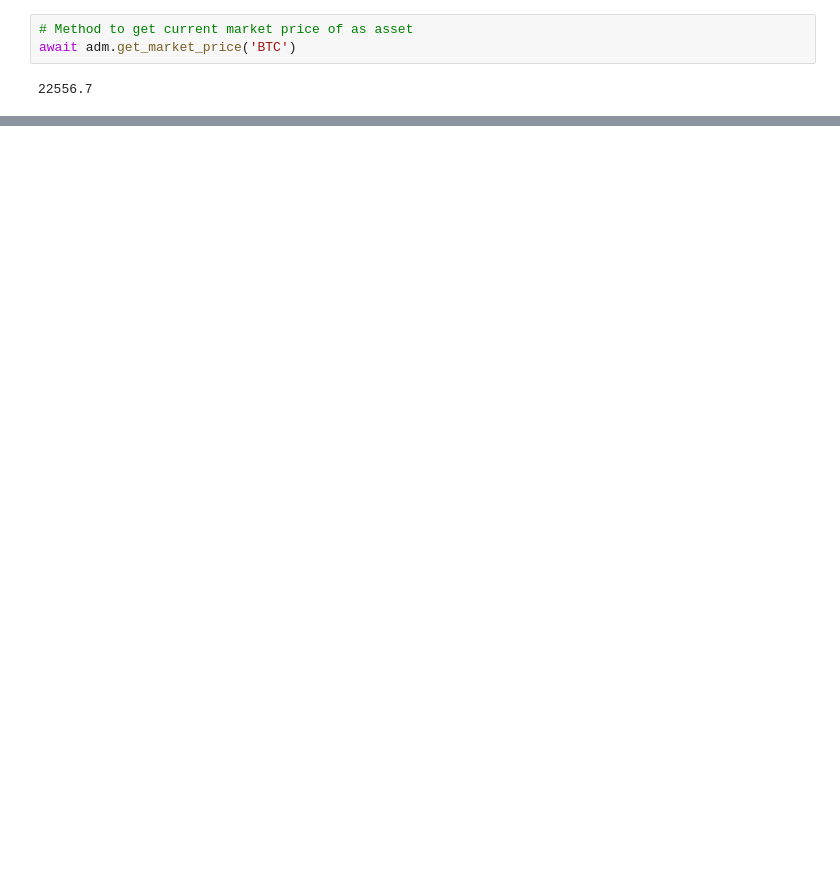
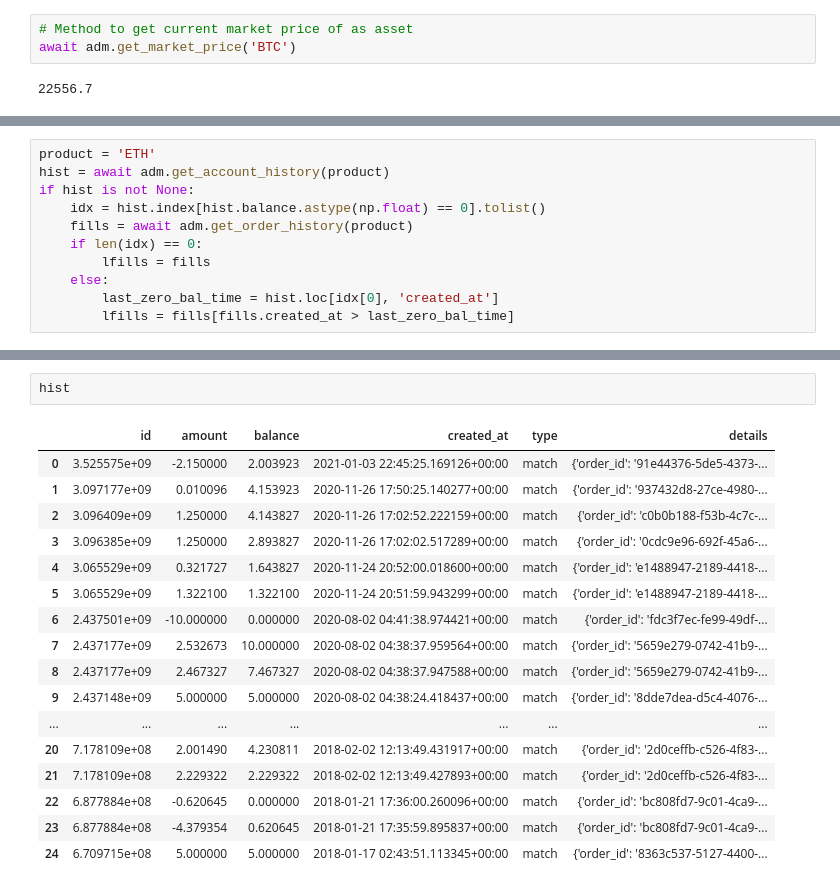
Before and after one commit to thesaientist/cbp-api, a Jupyter notebook: example_methods.ipynb, the cells around one changed output, grey strips where cells are left out. Cells and saved outputs as stored; diff of their text form; blank space fills up the shorter version.

```diff
--- a/example_methods.ipynb
+++ b/example_methods.ipynb
@@ -52,0 +73,11 @@ await adm.get_market_price('BTC')
+# %%
+product = 'ETH'
+hist = await adm.get_account_history(product)
+if hist is not None:
+    idx = hist.index[hist.balance.astype(np.float) == 0].tolist()
+    fills = await adm.get_order_history(product)
+    if len(idx) == 0:
+        lfills = fills
+    else:
+        last_zero_bal_time = hist.loc[idx[0], 'created_at']
+        lfills = fills[fills.created_at > last_zero_bal_time]
@@ -52,0 +94,20 @@ await adm.get_market_price('BTC')
+# %%
+hist
+# %% [output]
+|  | id | amount | balance | created_at | type | details |
+| 0 | 3.525575e+09 | -2.150000 | 2.003923 | 2021-01-03 22:45:25.169126+00:00 | match | {'order_id': '91e44376-5de5-4373-... |
+| 1 | 3.097177e+09 | 0.010096 | 4.153923 | 2020-11-26 17:50:25.140277+00:00 | match | {'order_id': '937432d8-27ce-4980-... |
+| 2 | 3.096409e+09 | 1.250000 | 4.143827 | 2020-11-26 17:02:52.222159+00:00 | match | {'order_id': 'c0b0b188-f53b-4c7c-... |
+| 3 | 3.096385e+09 | 1.250000 | 2.893827 | 2020-11-26 17:02:02.517289+00:00 | match | {'order_id': '0cdc9e96-692f-45a6-... |
+| 4 | 3.065529e+09 | 0.321727 | 1.643827 | 2020-11-24 20:52:00.018600+00:00 | match | {'order_id': 'e1488947-2189-4418-... |
+| 5 | 3.065529e+09 | 1.322100 | 1.322100 | 2020-11-24 20:51:59.943299+00:00 | match | {'order_id': 'e1488947-2189-4418-... |
+| 6 | 2.437501e+09 | -10.000000 | 0.000000 | 2020-08-02 04:41:38.974421+00:00 | match | {'order_id': 'fdc3f7ec-fe99-49df-... |
+| 7 | 2.437177e+09 | 2.532673 | 10.000000 | 2020-08-02 04:38:37.959564+00:00 | match | {'order_id': '5659e279-0742-41b9-... |
+| 8 | 2.437177e+09 | 2.467327 | 7.467327 | 2020-08-02 04:38:37.947588+00:00 | match | {'order_id': '5659e279-0742-41b9-... |
+| 9 | 2.437148e+09 | 5.000000 | 5.000000 | 2020-08-02 04:38:24.418437+00:00 | match | {'order_id': '8dde7dea-d5c4-4076-... |
+| ... | ... | ... | ... | ... | ... | ... |
+| 20 | 7.178109e+08 | 2.001490 | 4.230811 | 2018-02-02 12:13:49.431917+00:00 | match | {'order_id': '2d0ceffb-c526-4f83-... |
+| 21 | 7.178109e+08 | 2.229322 | 2.229322 | 2018-02-02 12:13:49.427893+00:00 | match | {'order_id': '2d0ceffb-c526-4f83-... |
+| 22 | 6.877884e+08 | -0.620645 | 0.000000 | 2018-01-21 17:36:00.260096+00:00 | match | {'order_id': 'bc808fd7-9c01-4ca9-... |
+| 23 | 6.877884e+08 | -4.379354 | 0.620645 | 2018-01-21 17:35:59.895837+00:00 | match | {'order_id': 'bc808fd7-9c01-4ca9-... |
+| 24 | 6.709715e+08 | 5.000000 | 5.000000 | 2018-01-17 02:43:51.113345+00:00 | match | {'order_id': '8363c537-5127-4400-... |
```
Also changed, not shown: parts of 11 cells of this notebook, 2 other files.
